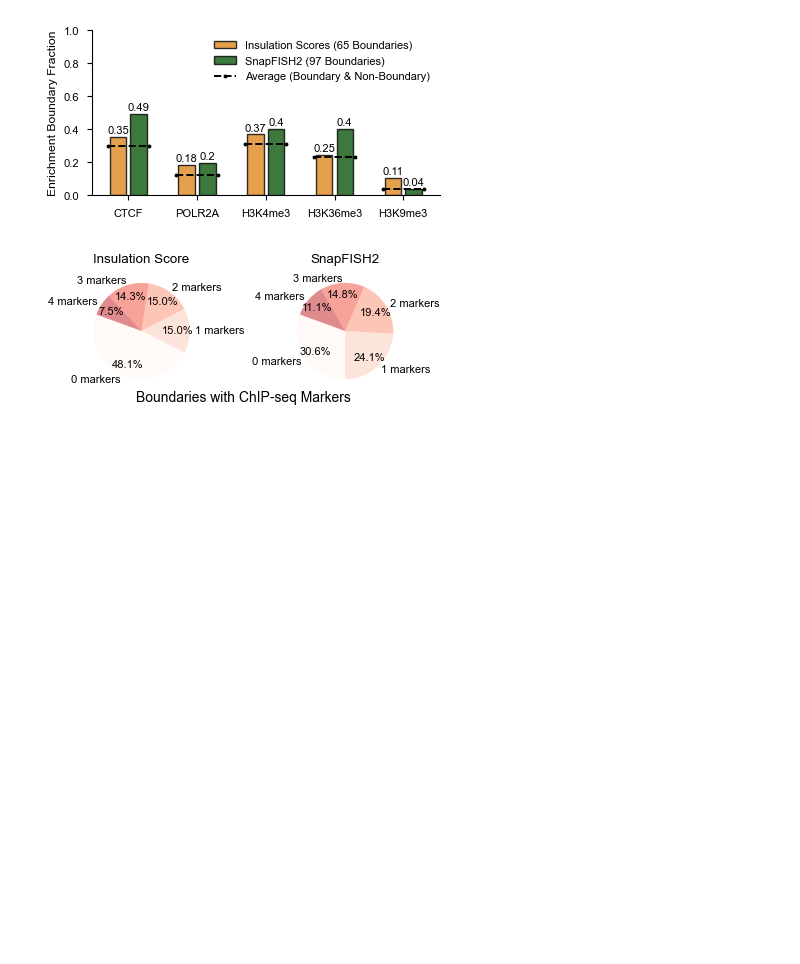
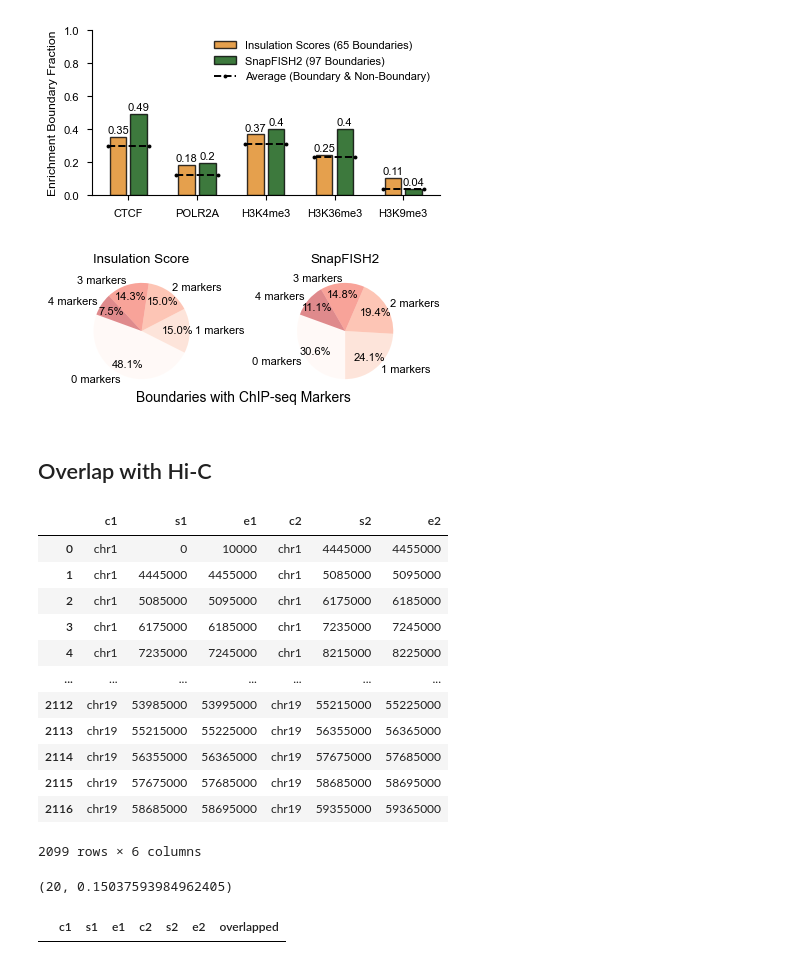
Before and after one commit to hyuyu104/ArcFISH, a Jupyter notebook: figures/2tad_benchmark.ipynb, the cells around one changed output. Saved outputs shown, nothing was run; the diff lists cells and outputs as text; code cells hidden in the pictures; blank space fills up the shorter version.

```diff
--- a/figures/2tad_benchmark.ipynb
+++ b/figures/2tad_benchmark.ipynb
@@ -146,3 +146,60 @@ fig.suptitle("Boundaries with ChIP-seq Markers", y=0.2, fontsize=10)
 fig.savefig(os.path.join(out_dire, "tad_marker_pie.pdf"), bbox_inches="tight")
 # %% [output]
 [figure]
+# %% [markdown]
+## Overlap with Hi-C
+# %%
+hic_domains = pd.read_csv("../data/bonev_cell_2017/TADb_mESC.txt")
+hic_domains = hic_domains[hic_domains["end"] != np.inf]
+hic_domains = hic_domains.astype({
+    "start": "int64", "end": "int64", "chr": "str"
+}).rename({"start": "s1", "end": "s2"}, axis=1)
+hic_domains["c1"] = hic_domains["c2"] = "chr" + hic_domains["chr"]
+
+hic_domains["e1"] = hic_domains["s1"] + int(1e4)
+hic_domains["e2"] = hic_domains["s2"] + int(1e4)
+hic_domains = hic_domains[["c1", "s1", "e1", "c2", "s2", "e2"]]
+hic_domains
+# %% [output]
+|  | c1 | s1 | e1 | c2 | s2 | e2 |
+| 0 | chr1 | 0 | 10000 | chr1 | 4445000 | 4455000 |
+| 1 | chr1 | 4445000 | 4455000 | chr1 | 5085000 | 5095000 |
+| 2 | chr1 | 5085000 | 5095000 | chr1 | 6175000 | 6185000 |
+| 3 | chr1 | 6175000 | 6185000 | chr1 | 7235000 | 7245000 |
+| 4 | chr1 | 7235000 | 7245000 | chr1 | 8215000 | 8225000 |
+| ... | ... | ... | ... | ... | ... | ... |
+| 2112 | chr19 | 53985000 | 53995000 | chr19 | 55215000 | 55225000 |
+| 2113 | chr19 | 55215000 | 55225000 | chr19 | 56355000 | 56365000 |
+| 2114 | chr19 | 56355000 | 56365000 | chr19 | 57675000 | 57685000 |
+| 2115 | chr19 | 57675000 | 57685000 | chr19 | 58685000 | 58695000 |
+| 2116 | chr19 | 58685000 | 58695000 | chr19 | 59355000 | 59365000 |
+2099 rows × 6 columns
+# %%
+res = res_sf1
+
+df = pd.concat([
+    res[["c1", "s1", "e1"]],
+    res[["c2", "s2", "e2"]].rename({
+        "c2": "c1", "s2": "s1", "e2": "e1"
+    }, axis=1)
+], axis=0).drop_duplicates().groupby(
+    "c1", sort=False
+).head(-1).groupby(
+    "c1", sort=False
+).tail(-1)
+
+boundary_overlapped = np.concatenate([
+    sf.tl.overlap(
+        sub_df[["s1", "e1"]].values,
+        hic_domains[hic_domains["c1"] == chr_id][["s1", "e1"]].values,
+        offset=25e3
+    ) for chr_id, sub_df in df.groupby("c1", sort=False)
+])
+np.sum(boundary_overlapped), np.mean(boundary_overlapped)
+# %% [output]
+(20, 0.15037593984962405)
+# %%
+both_overlapped = sf.tl.loop_overlap(res, hic_domains, 1e4)
+both_overlapped[both_overlapped["overlapped"]==3]
+# %% [output]
+|  | c1 | s1 | e1 | c2 | s2 | e2 | overlapped |
```
Also changed, not shown: parts of 1 cell of this notebook, 4 other files.
